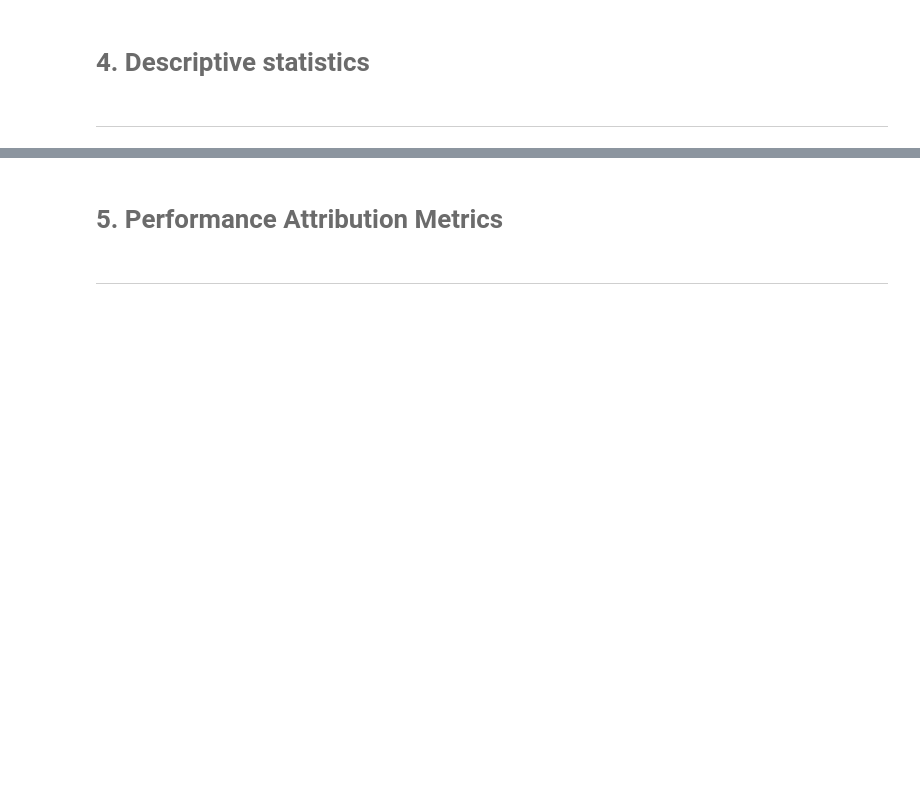
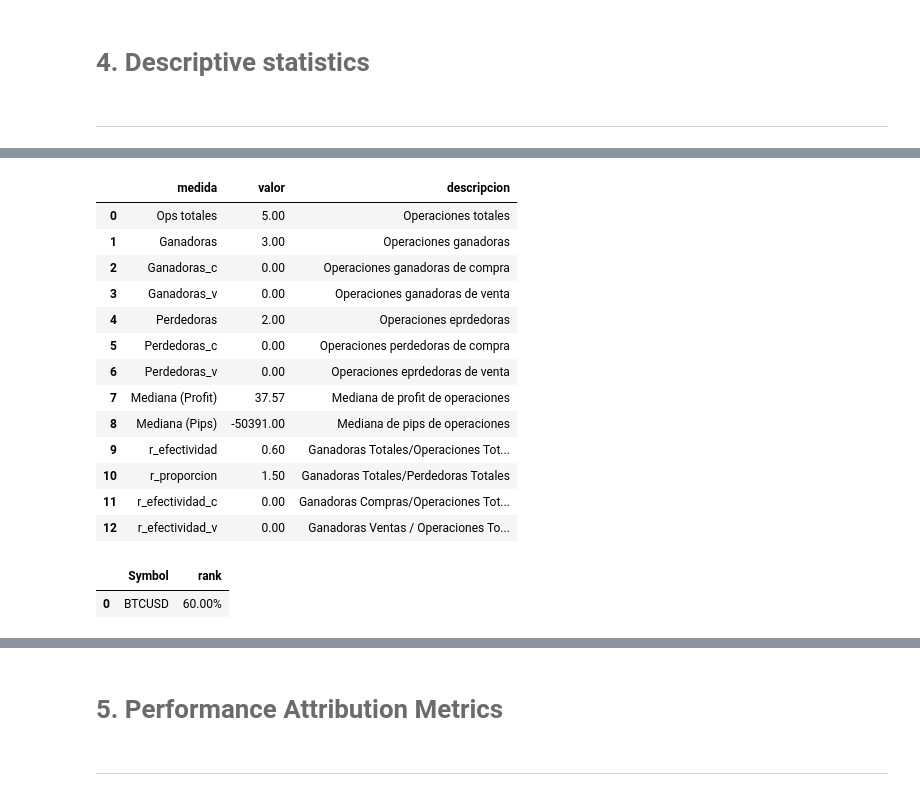
Before and after one commit to douglasparism/MyST_LAB_3_E3, a Jupyter notebook: notebook.ipynb, the cells around one changed output, grey strips where cells are left out. Drawn from its saved outputs; the diff is of its cells as text; code cells hidden in the pictures; blank space fills up the shorter version.

```diff
--- a/notebook.ipynb
+++ b/notebook.ipynb
@@ -124,9 +148,29 @@ parte_1_jp
 # %%
-data_dou = fn.f_columnas_tiempos(data_ini_3)
+data_dou = fn.f_columnas_tiempos(data_ini_1)
 data_dou["mult"] = data_dou.Symbol.map(lambda x: fn.f_pip_size(x))
 data_dou = fn.f_columnas_pips(data_dou)
 parte_1_dou = fn.f_estadisticas_ba(data_dou)
-parte_1_dou
+parte_1_dou['df_1_tabla']
+# %% [output]
+|  | medida | valor | descripcion |
+| 0 | Ops totales | 5.00 | Operaciones totales |
+| 1 | Ganadoras | 3.00 | Operaciones ganadoras |
+| 2 | Ganadoras_c | 0.00 | Operaciones ganadoras de compra |
+| 3 | Ganadoras_v | 0.00 | Operaciones ganadoras de venta |
+| 4 | Perdedoras | 2.00 | Operaciones eprdedoras |
+| 5 | Perdedoras_c | 0.00 | Operaciones perdedoras de compra |
+| 6 | Perdedoras_v | 0.00 | Operaciones eprdedoras de venta |
+| 7 | Mediana (Profit) | 37.57 | Mediana de profit de operaciones |
+| 8 | Mediana (Pips) | -50391.00 | Mediana de pips de operaciones |
+| 9 | r_efectividad | 0.60 | Ganadoras Totales/Operaciones Tot... |
+| 10 | r_proporcion | 1.50 | Ganadoras Totales/Perdedoras Totales |
+| 11 | r_efectividad_c | 0.00 | Ganadoras Compras/Operaciones Tot... |
+| 12 | r_efectividad_v | 0.00 | Ganadoras Ventas / Operaciones To... |
+# %%
+parte_1_dou['df_2_ranking']
+# %% [output]
+|  | Symbol | rank |
+| 0 | BTCUSD | 60.00% |
 # %%
 data_ap = fn.f_columnas_tiempos(data_ini_2)
 data_ap["mult"] = data_ap.Symbol.map(lambda x: fn.f_pip_size(x))
```
Also changed, not shown: parts of 11 cells of this notebook.
